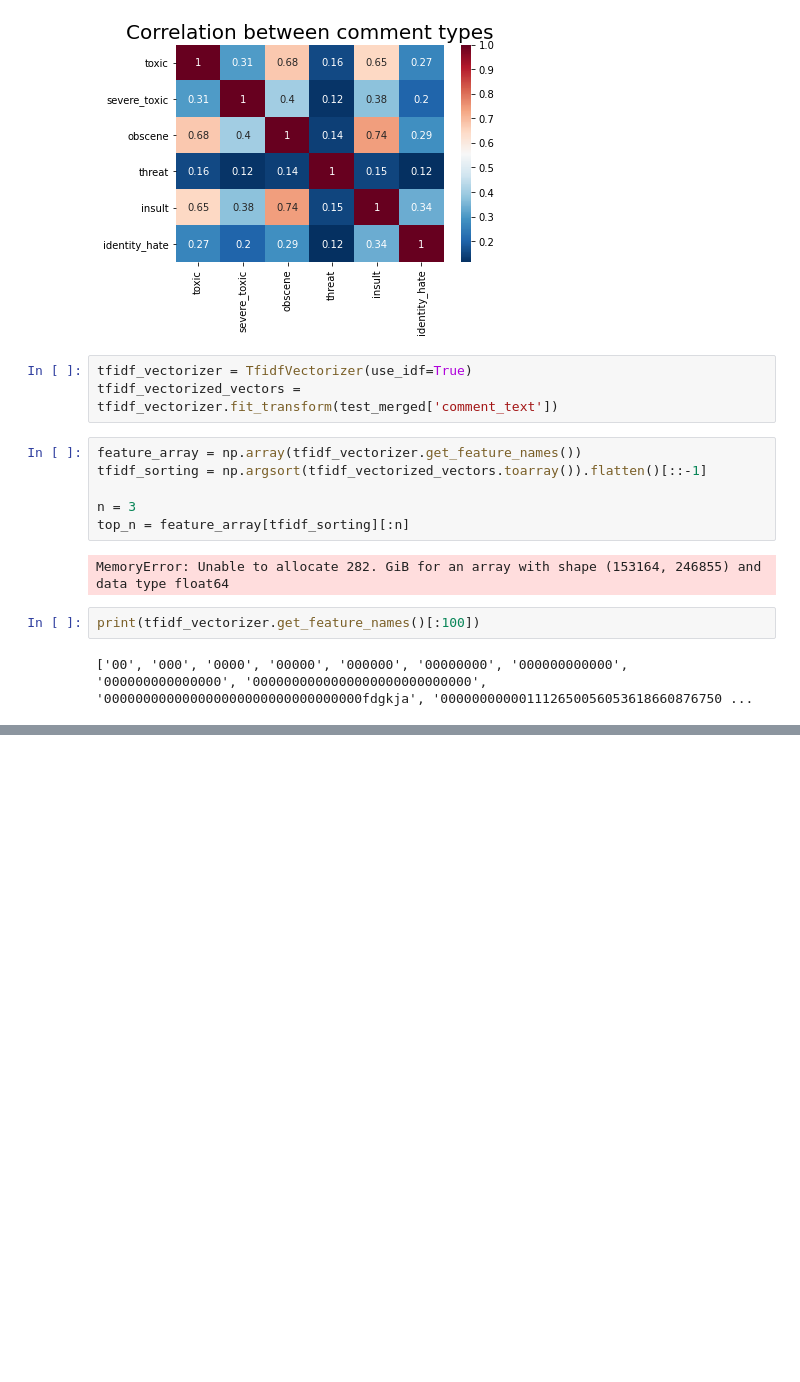
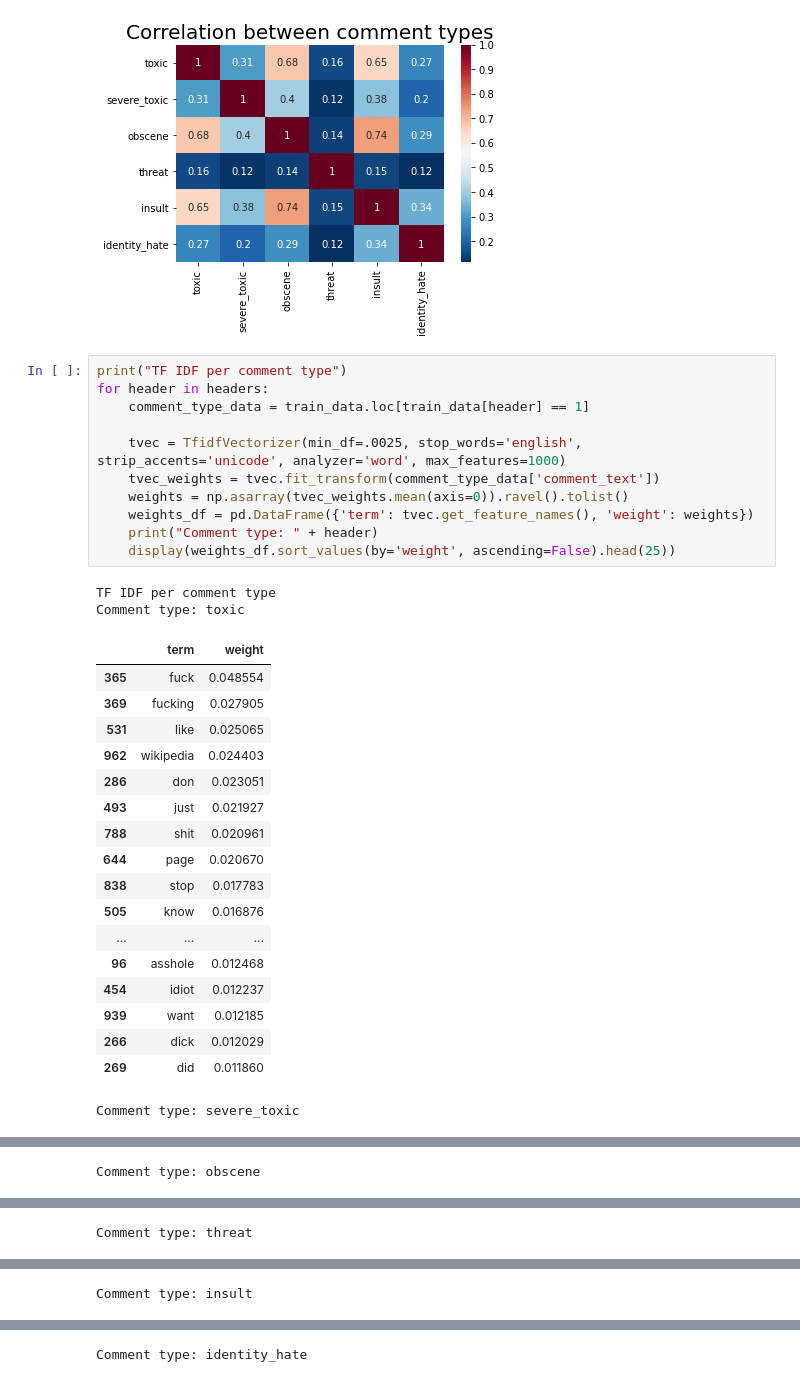
Before and after one commit to dwitek/Toxic-Comment-Classification, a Jupyter notebook: Data Mining.ipynb, the cells around one changed output, grey strips where cells are left out. Cells and saved outputs as stored; diff of their text form; blank space fills up the shorter version.

Commit message:
TF IDF for training dataset

```diff
--- a/Data Mining.ipynb
+++ b/Data Mining.ipynb
@@ -81,18 +82,35 @@ plt.show()
 | 4 | insult | 0.647518 | 0.375807 | 0.741272 | 0.150022 | 1.000000 | 0.337736 |
 | 5 | identity_hate | 0.266009 | 0.201600 | 0.286867 | 0.115128 | 0.337736 | 1.000000 |
 [figure]
-# %%
-tfidf_vectorizer = TfidfVectorizer(use_idf=True)
-tfidf_vectorized_vectors = tfidf_vectorizer.fit_transform(test_merged['comment_text'])
-# %%
-feature_array = np.array(tfidf_vectorizer.get_feature_names())
-tfidf_sorting = np.argsort(tfidf_vectorized_vectors.toarray()).flatten()[::-1]
-
-n = 3
-top_n = feature_array[tfidf_sorting][:n]
-# %% [output]
-MemoryError: Unable to allocate 282. GiB for an array with shape (153164, 246855) and data type float64
-# %%
-print(tfidf_vectorizer.get_feature_names()[:100])
-# %% [output]
-['00', '000', '0000', '00000', '000000', '00000000', '000000000000', '000000000000000', '0000000000000000000000000000', '000000000000000000000000000000000fdgkja', '000000000001112650056053618660876750 ...
+# %%
+print("TF IDF per comment type")
+for header in headers:
+    comment_type_data = train_data.loc[train_data[header] == 1]
+
+    tvec = TfidfVectorizer(min_df=.0025, stop_words='english', strip_accents='unicode', analyzer='word', max_features=1000)
+    tvec_weights = tvec.fit_transform(comment_type_data['comment_text'])
+    weights = np.asarray(tvec_weights.mean(axis=0)).ravel().tolist()
+    weights_df = pd.DataFrame({'term': tvec.get_feature_names(), 'weight': weights})
+    print("Comment type: " + header)
+    display(weights_df.sort_values(by='weight', ascending=False).head(25))
+# %% [output]
+TF IDF per comment type
+Comment type: toxic
+|  | term | weight |
+| 365 | fuck | 0.048554 |
+| 369 | fucking | 0.027905 |
+| 531 | like | 0.025065 |
+| 962 | wikipedia | 0.024403 |
+| 286 | don | 0.023051 |
+| 493 | just | 0.021927 |
+| 788 | shit | 0.020961 |
+| 644 | page | 0.020670 |
+| 838 | stop | 0.017783 |
+| 505 | know | 0.016876 |
+| ... | ... | ... |
+| 96 | asshole | 0.012468 |
+| 454 | idiot | 0.012237 |
+| 939 | want | 0.012185 |
+| 266 | dick | 0.012029 |
+| 269 | did | 0.011860 |
+Comment type: severe_toxic
@@ -98,0 +134 @@ print(tfidf_vectorizer.get_feature_names()[:100])
+Comment type: obscene
@@ -98,0 +152 @@ print(tfidf_vectorizer.get_feature_names()[:100])
+Comment type: threat
@@ -98,0 +170 @@ print(tfidf_vectorizer.get_feature_names()[:100])
+Comment type: insult
@@ -98,0 +188 @@ print(tfidf_vectorizer.get_feature_names()[:100])
+Comment type: identity_hate
```
Also changed, not shown: parts of 3 cells of this notebook.
